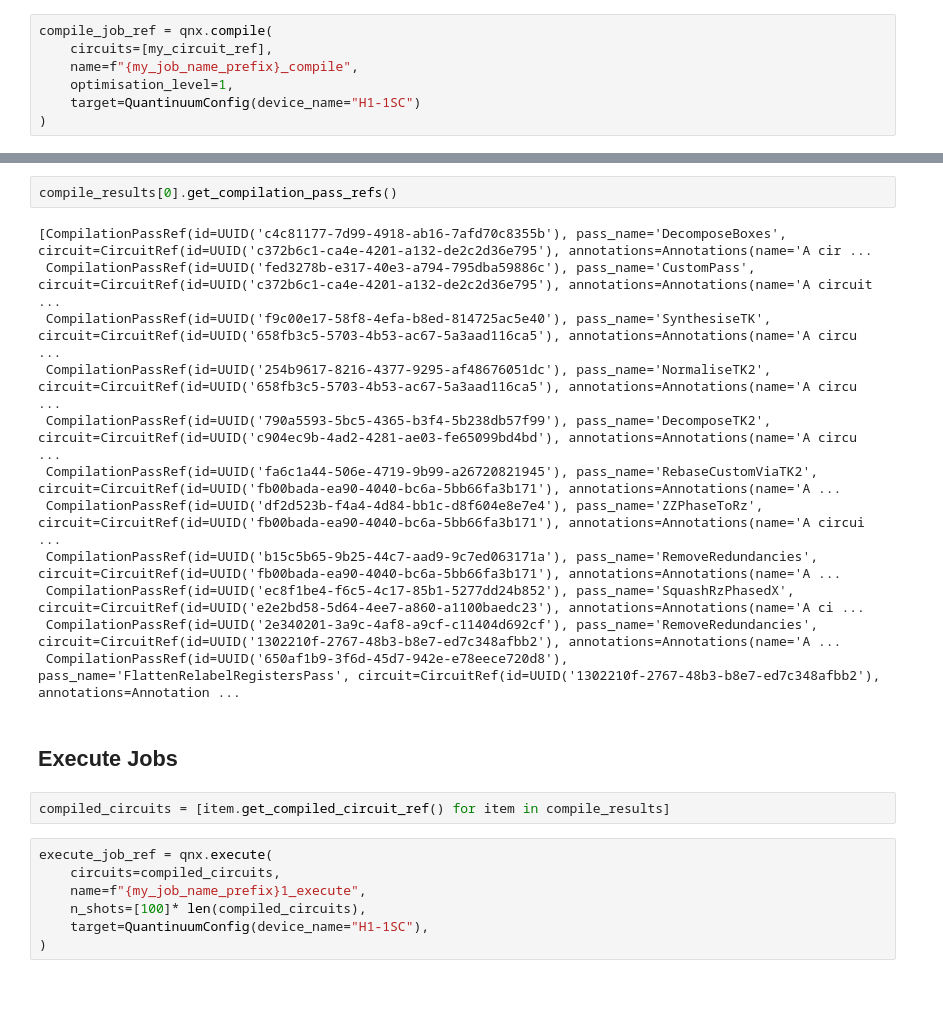
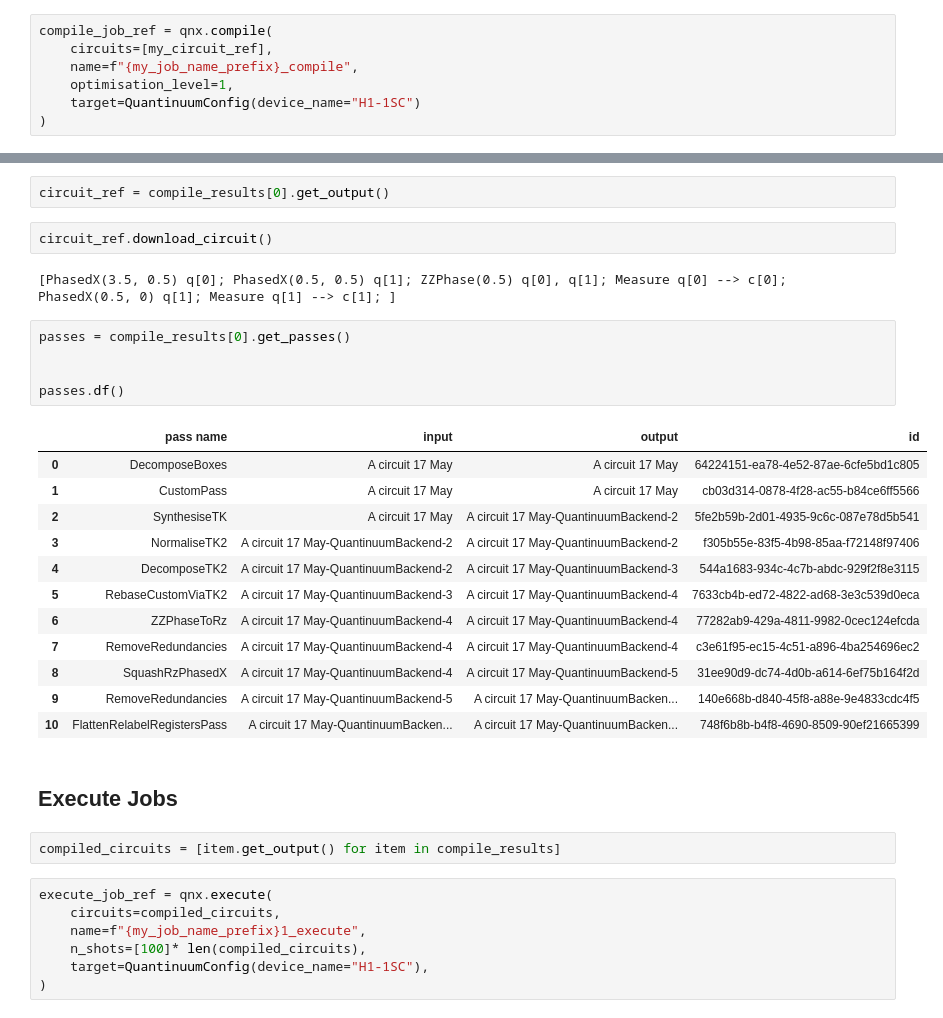
Before and after one commit to CQCL/qnexus, a Jupyter notebook: example_notebooks/jobs_and_results.ipynb, the cells around one changed output, grey strips where cells are left out. Cells and saved outputs as stored; diff of their text form; blank space fills up the shorter version.

```diff
--- a/example_notebooks/jobs_and_results.ipynb
+++ b/example_notebooks/jobs_and_results.ipynb
@@ -46,21 +56,31 @@ CircuitRef(id=UUID('1302210f-2767-48b3-b8e7-ed7c348afbb2'), annotations=Annotati
-# %%
-compile_results[0].get_compilation_pass_refs()
-# %% [output]
-[CompilationPassRef(id=UUID('c4c81177-7d99-4918-ab16-7afd70c8355b'), pass_name='DecomposeBoxes', circuit=CircuitRef(id=UUID('c372b6c1-ca4e-4201-a132-de2c2d36e795'), annotations=Annotations(name='A cir ...
- CompilationPassRef(id=UUID('fed3278b-e317-40e3-a794-795dba59886c'), pass_name='CustomPass', circuit=CircuitRef(id=UUID('c372b6c1-ca4e-4201-a132-de2c2d36e795'), annotations=Annotations(name='A circuit ...
- CompilationPassRef(id=UUID('f9c00e17-58f8-4efa-b8ed-814725ac5e40'), pass_name='SynthesiseTK', circuit=CircuitRef(id=UUID('658fb3c5-5703-4b53-ac67-5a3aad116ca5'), annotations=Annotations(name='A circu ...
- CompilationPassRef(id=UUID('254b9617-8216-4377-9295-af48676051dc'), pass_name='NormaliseTK2', circuit=CircuitRef(id=UUID('658fb3c5-5703-4b53-ac67-5a3aad116ca5'), annotations=Annotations(name='A circu ...
- CompilationPassRef(id=UUID('790a5593-5bc5-4365-b3f4-5b238db57f99'), pass_name='DecomposeTK2', circuit=CircuitRef(id=UUID('c904ec9b-4ad2-4281-ae03-fe65099bd4bd'), annotations=Annotations(name='A circu ...
- CompilationPassRef(id=UUID('fa6c1a44-506e-4719-9b99-a26720821945'), pass_name='RebaseCustomViaTK2', circuit=CircuitRef(id=UUID('fb00bada-ea90-4040-bc6a-5bb66fa3b171'), annotations=Annotations(name='A ...
- CompilationPassRef(id=UUID('df2d523b-f4a4-4d84-bb1c-d8f604e8e7e4'), pass_name='ZZPhaseToRz', circuit=CircuitRef(id=UUID('fb00bada-ea90-4040-bc6a-5bb66fa3b171'), annotations=Annotations(name='A circui ...
- CompilationPassRef(id=UUID('b15c5b65-9b25-44c7-aad9-9c7ed063171a'), pass_name='RemoveRedundancies', circuit=CircuitRef(id=UUID('fb00bada-ea90-4040-bc6a-5bb66fa3b171'), annotations=Annotations(name='A ...
- CompilationPassRef(id=UUID('ec8f1be4-f6c5-4c17-85b1-5277dd24b852'), pass_name='SquashRzPhasedX', circuit=CircuitRef(id=UUID('e2e2bd58-5d64-4ee7-a860-a1100baedc23'), annotations=Annotations(name='A ci ...
- CompilationPassRef(id=UUID('2e340201-3a9c-4af8-a9cf-c11404d692cf'), pass_name='RemoveRedundancies', circuit=CircuitRef(id=UUID('1302210f-2767-48b3-b8e7-ed7c348afbb2'), annotations=Annotations(name='A ...
- CompilationPassRef(id=UUID('650af1b9-3f6d-45d7-942e-e78eece720d8'), pass_name='FlattenRelabelRegistersPass', circuit=CircuitRef(id=UUID('1302210f-2767-48b3-b8e7-ed7c348afbb2'), annotations=Annotation ...
+# %%
+circuit_ref = compile_results[0].get_output()
+# %%
+circuit_ref.download_circuit()
+# %% [output]
+[PhasedX(3.5, 0.5) q[0]; PhasedX(0.5, 0.5) q[1]; ZZPhase(0.5) q[0], q[1]; Measure q[0] --> c[0]; PhasedX(0.5, 0) q[1]; Measure q[1] --> c[1]; ]
+# %%
+passes = compile_results[0].get_passes()
+
+
+passes.df()
+# %% [output]
+|  | pass name | input | output | id |
+| 0 | DecomposeBoxes | A circuit 17 May | A circuit 17 May | 64224151-ea78-4e52-87ae-6cfe5bd1c805 |
+| 1 | CustomPass | A circuit 17 May | A circuit 17 May | cb03d314-0878-4f28-ac55-b84ce6ff5566 |
+| 2 | SynthesiseTK | A circuit 17 May | A circuit 17 May-QuantinuumBackend-2 | 5fe2b59b-2d01-4935-9c6c-087e78d5b541 |
+| 3 | NormaliseTK2 | A circuit 17 May-QuantinuumBackend-2 | A circuit 17 May-QuantinuumBackend-2 | f305b55e-83f5-4b98-85aa-f72148f97406 |
+| 4 | DecomposeTK2 | A circuit 17 May-QuantinuumBackend-2 | A circuit 17 May-QuantinuumBackend-3 | 544a1683-934c-4c7b-abdc-929f2f8e3115 |
+| 5 | RebaseCustomViaTK2 | A circuit 17 May-QuantinuumBackend-3 | A circuit 17 May-QuantinuumBackend-4 | 7633cb4b-ed72-4822-ad68-3e3c539d0eca |
+| 6 | ZZPhaseToRz | A circuit 17 May-QuantinuumBackend-4 | A circuit 17 May-QuantinuumBackend-4 | 77282ab9-429a-4811-9982-0cec124efcda |
+| 7 | RemoveRedundancies | A circuit 17 May-QuantinuumBackend-4 | A circuit 17 May-QuantinuumBackend-4 | c3e61f95-ec15-4c51-a896-4ba254696ec2 |
+| 8 | SquashRzPhasedX | A circuit 17 May-QuantinuumBackend-4 | A circuit 17 May-QuantinuumBackend-5 | 31ee90d9-dc74-4d0b-a614-6ef75b164f2d |
+| 9 | RemoveRedundancies | A circuit 17 May-QuantinuumBackend-5 | A circuit 17 May-QuantinuumBacken... | 140e668b-d840-45f8-a88e-9e4833cdc4f5 |
+| 10 | FlattenRelabelRegistersPass | A circuit 17 May-QuantinuumBacken... | A circuit 17 May-QuantinuumBacken... | 748f6b8b-b4f8-4690-8509-90ef21665399 |
 # %% [markdown]
 ## Execute Jobs
 # %%
-compiled_circuits = [item.get_compiled_circuit_ref() for item in compile_results]
+compiled_circuits = [item.get_output() for item in compile_results]
 # %%
 execute_job_ref = qnx.execute(
     circuits=compiled_circuits,
```
Also changed, not shown: parts of 12 cells of this notebook, 16 other files.
